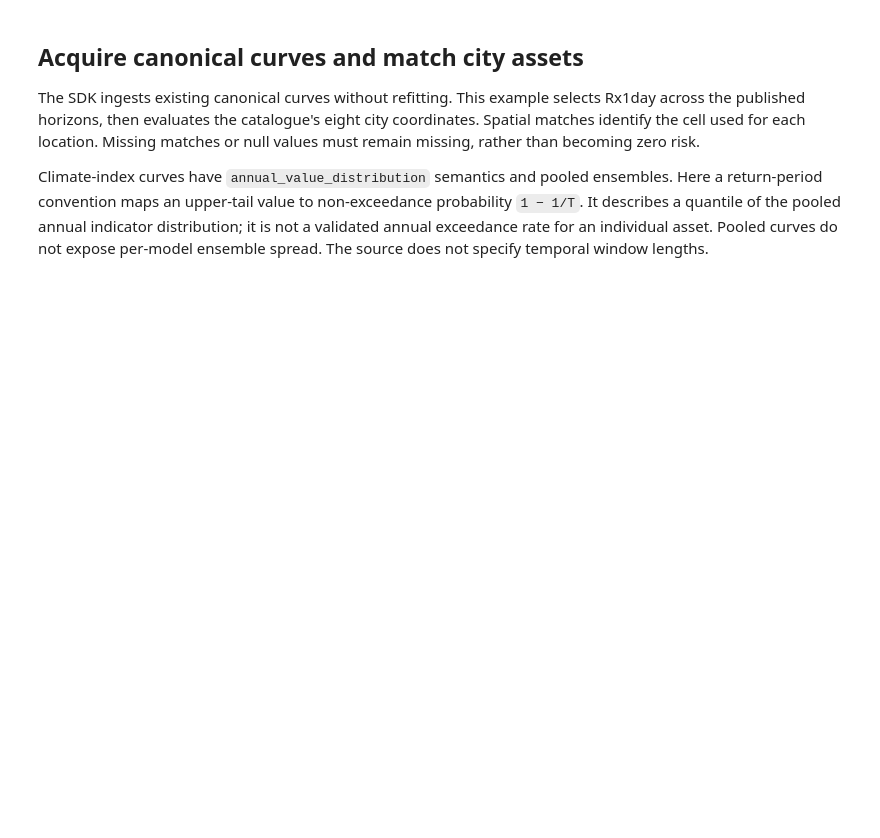
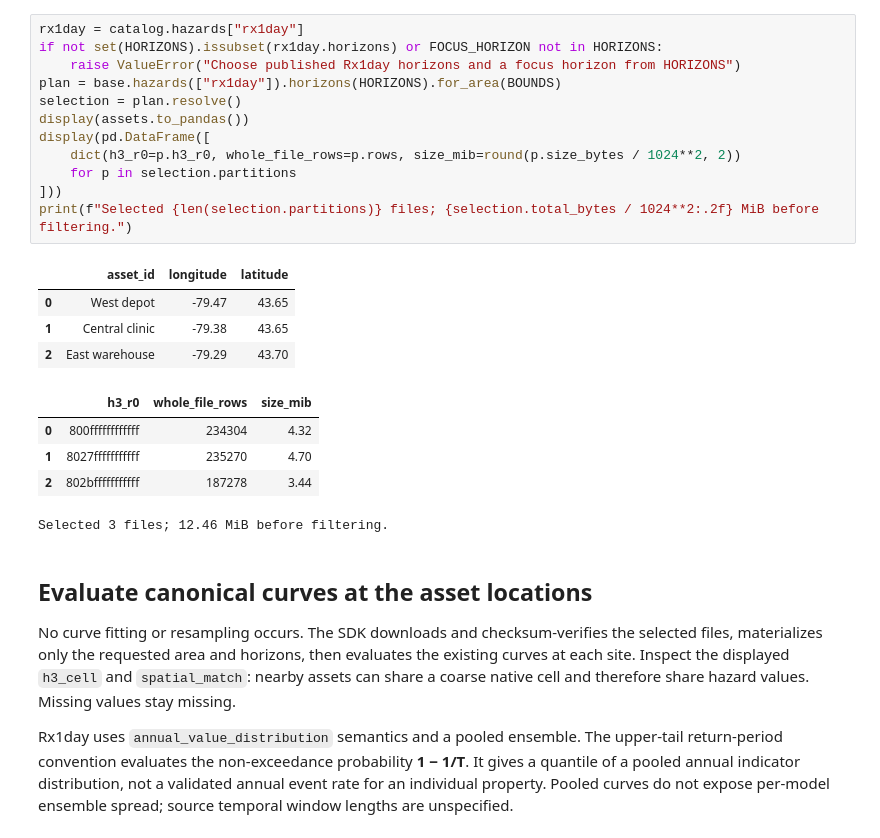
Before and after one commit to RiskThinking/crc-docs, a Jupyter notebook: notebooks/crc_open_hazards.ipynb, the cells around one changed output. Drawn from its saved outputs; the diff is of its cells as text; blank space fills up the shorter version.

```diff
--- a/notebooks/crc_open_hazards.ipynb
+++ b/notebooks/crc_open_hazards.ipynb
@@ -143,6 +164,28 @@ rflood: Scenario-compatible SSP585-labelled curves; not independently fitted SSP
+# %%
+rx1day = catalog.hazards["rx1day"]
+if not set(HORIZONS).issubset(rx1day.horizons) or FOCUS_HORIZON not in HORIZONS:
+    raise ValueError("Choose published Rx1day horizons and a focus horizon from HORIZONS")
+plan = base.hazards(["rx1day"]).horizons(HORIZONS).for_area(BOUNDS)
+selection = plan.resolve()
+display(assets.to_pandas())
+display(pd.DataFrame([
+    dict(h3_r0=p.h3_r0, whole_file_rows=p.rows, size_mib=round(p.size_bytes / 1024**2, 2))
+    for p in selection.partitions
+]))
+print(f"Selected {len(selection.partitions)} files; {selection.total_bytes / 1024**2:.2f} MiB before filtering.")
+# %% [output]
+|  | asset_id | longitude | latitude |
+| 0 | West depot | -79.47 | 43.65 |
+| 1 | Central clinic | -79.38 | 43.65 |
+| 2 | East warehouse | -79.29 | 43.70 |
+|  | h3_r0 | whole_file_rows | size_mib |
+| 0 | 800ffffffffffff | 234304 | 4.32 |
+| 1 | 8027fffffffffff | 235270 | 4.70 |
+| 2 | 802bfffffffffff | 187278 | 3.44 |
+Selected 3 files; 12.46 MiB before filtering.
 # %% [markdown]
-## Acquire canonical curves and match city assets
+## Evaluate canonical curves at the asset locations
 
-The SDK ingests existing canonical curves without refitting. This example selects Rx1day across the published horizons, then evaluates the catalogue's eight city coordinates. Spatial matches identify the cell used for each location. Missing matches or null values must remain missing, rather than becoming zero risk.
+No curve fitting or resampling occurs. The SDK downloads and checksum-verifies the selected files, materializes only the requested area and horizons, then evaluates the existing curves at each site. Inspect the displayed `h3_cell` and `spatial_match`: nearby assets can share a coarse native cell and therefore share hazard values. Missing values stay missing.
 
-Climate-index curves have `annual_value_distribution` semantics and pooled ensembles. Here a return-period convention maps an upper-tail value to non-exceedance probability `1 − 1/T`. It describes a quantile of the pooled annual indicator distribution; it is not a validated annual exceedance rate for an individual asset. Pooled curves do not expose per-model ensemble spread. The source does not specify temporal window lengths.
+Rx1day uses `annual_value_distribution` semantics and a pooled ensemble. The upper-tail return-period convention evaluates the non-exceedance probability **1 − 1/T**. It gives a quantile of a pooled annual indicator distribution, not a validated annual event rate for an individual property. Pooled curves do not expose per-model ensemble spread; source temporal window lengths are unspecified.
```
Also changed, not shown: parts of 27 cells of this notebook, 7 other files.
